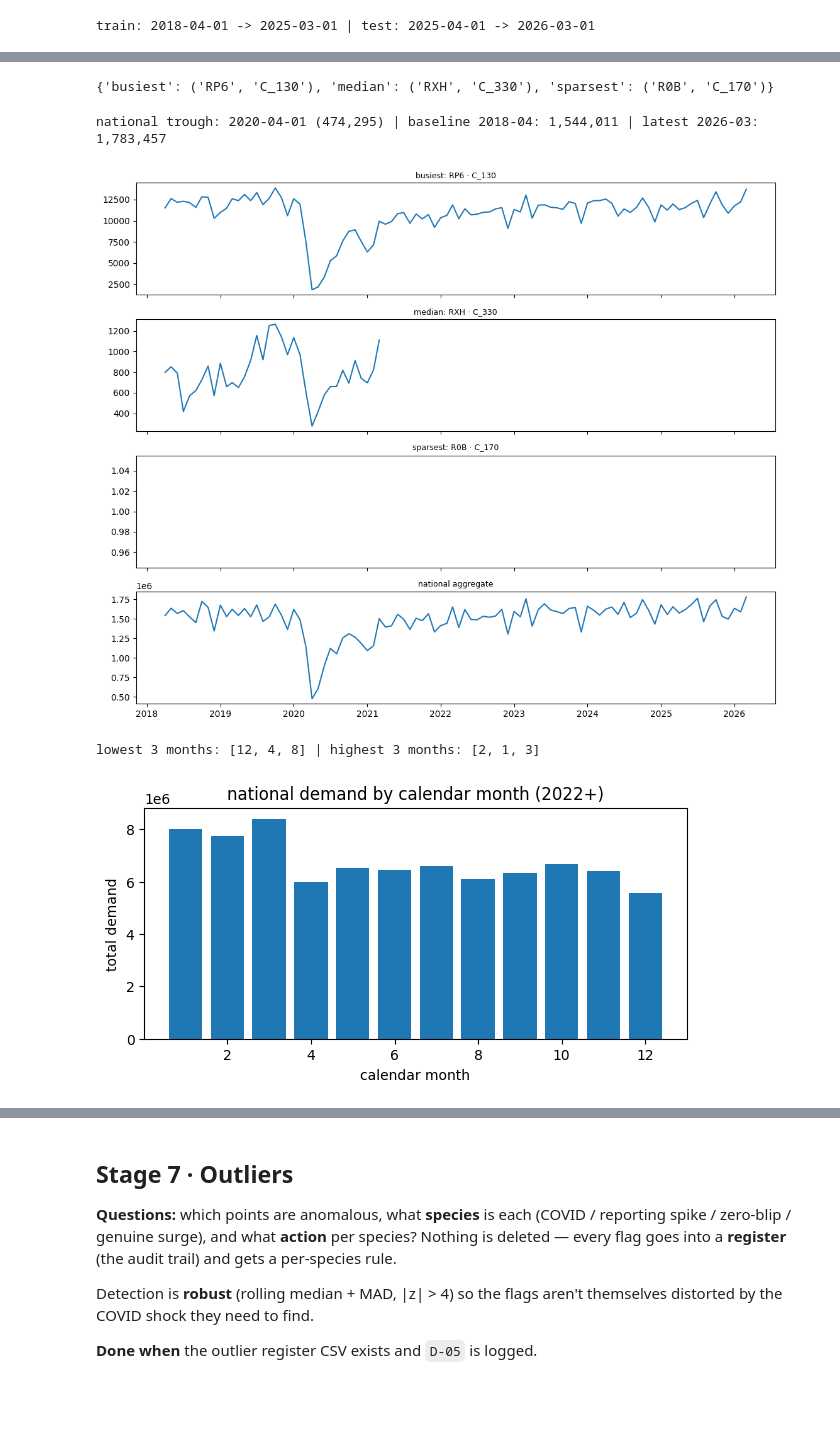
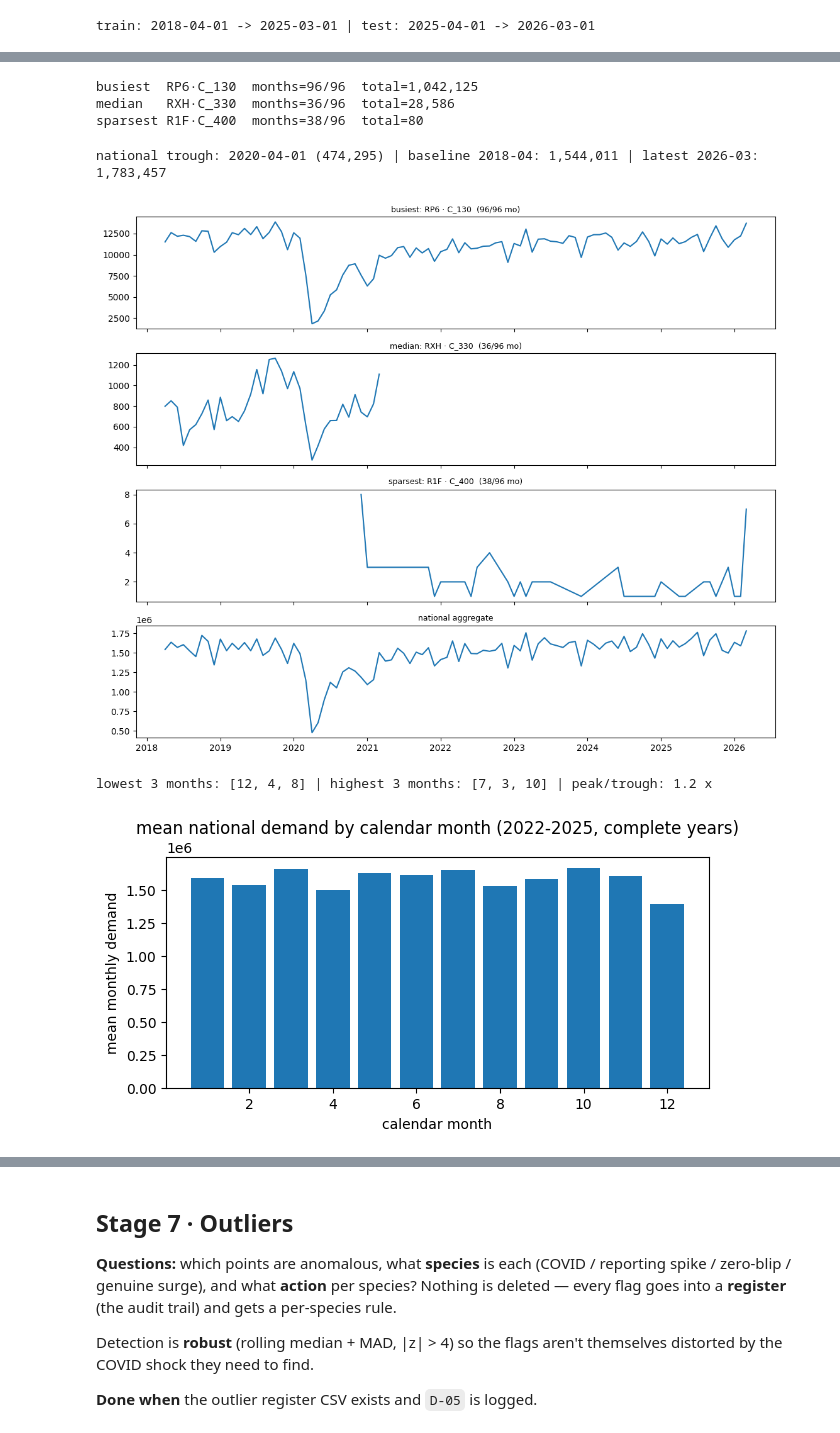
Before and after one commit to nileshsarkar-ai/fedOPD, a Jupyter notebook: src/eda/EDA.ipynb, the cells around one changed output, grey strips where cells are left out. Drawn from its saved outputs; the diff is of its cells as text; code cells hidden in the pictures; blank space fills up the shorter version.

```diff
--- a/src/eda/EDA.ipynb
+++ b/src/eda/EDA.ipynb
@@ -704,25 +791,31 @@ median / sparsest by total demand) *before* plotting — the cherry-picking defe
 # %%
-# Stage 6 · C1 — fix the sample BEFORE plotting: busiest / median / sparsest by total demand.
-#   Choosing the rule first (not after seeing the charts) is the anti-cherry-pick guard.
+# Stage 6 · C1 — fix the sample BEFORE plotting (anti-cherry-pick). Busiest & median by total
+#   demand; "sparsest" = a genuinely small but PLOTTABLE series (>= 36 months present, so it is a
+#   line and not a single dot on an auto-zoomed axis). Choosing the rule first is the guard.
 canon = pd.read_parquet(ROOT / "reports" / "tables" / "rtt_canonical.parquet")
 FIG = ROOT / "reports" / "figures"
 
 tot = canon.groupby(["branch", "dept"]).demand.sum().sort_values()
-keys = {"busiest": tot.index[-1],
-        "median":  tot.index[len(tot) // 2],
-        "sparsest": tot.index[0]}
-print(keys)
+mo  = canon.groupby(["branch", "dept"]).date.nunique()       # months present per series
+usable = tot.index[tot.index.isin(mo.index[mo >= 36])]       # >= 36 months -> not a single point
+keys = {"busiest":  tot.index[-1],
+        "median":   tot.index[len(tot) // 2],
+        "sparsest": usable[0]}                                # smallest total among usable series
+for name, (b, d) in keys.items():
+    print(f"{name:8s} {b}·{d}  months={int(mo[(b, d)])}/96  total={int(tot[(b, d)]):,}")
 # %% [output]
-{'busiest': ('RP6', 'C_130'), 'median': ('RXH', 'C_330'), 'sparsest': ('R0B', 'C_170')}
+busiest  RP6·C_130  months=96/96  total=1,042,125
+median   RXH·C_330  months=36/96  total=28,586
+sparsest R1F·C_400  months=38/96  total=80
 # %%
 # Stage 6 · C2 — the three pre-registered series + the national aggregate. Look for the
 #   2020-04 collapse in all of them, the recovery ramp, growth above baseline after ~2023,
-#   and whether the sparsest series is usable at all.
+#   and whether the sparsest series is usable at all (its months-present is in the title).
 fig, ax = plt.subplots(4, 1, figsize=(11, 9), sharex=True)
 for a, (name, (b, d)) in zip(ax, keys.items()):
     s = (canon[(canon.branch == b) & (canon.dept == d)]
          .set_index("date").demand.sort_index())
-    a.plot(s.index, s.values); a.set_title(f"{name}: {b} · {d}", fontsize=9)
+    a.plot(s.index, s.values); a.set_title(f"{name}: {b} · {d}  ({len(s)}/96 mo)", fontsize=9)
 nat = canon.groupby("date").demand.sum()
 ax[3].plot(nat.index, nat.values); ax[3].set_title("national aggregate", fontsize=9)
 fig.tight_layout(); fig.savefig(FIG / "06_sample_series.png", dpi=150)
@@ -732,20 +825,26 @@ print("national trough:", nat.idxmin().date(), f"({nat.min():,.0f})",
       "| latest 2026-03:", f"{nat.iloc[-1]:,.0f}")
 # %% [output]
 national trough: 2020-04-01 (474,295) | baseline 2018-04: 1,544,011 | latest 2026-03: 1,783,457
-[figure, old version]
+[figure, new version]
 # %%
-# Stage 6 · C3 — national demand by calendar month, on a clean post-COVID window (2022+),
-#   to expose the seasonal shape without the shock. Expect holiday-month dips.
-post = canon[canon.date >= "2022-01-01"]                     # clean window
-moy = post.groupby(post.date.dt.month).demand.sum()          # month-of-year totals
+# Stage 6 · C3 — calendar-month seasonality on a CLEAN, BALANCED window. Two traps avoided:
+#   (1) the COVID shock -> restrict to complete post-COVID years 2022-2025;
+#   (2) unequal month counts -> a 2022-01..2026-03 span has 5 of Jan/Feb/Mar but 4 of the rest, so
+#       SUMMING inflates them ~25% (5/4) and fabricates a "winter peak". We AVERAGE the monthly
+#       national totals (mean, not sum), over 4 complete years so every month is weighted equally.
+comp = canon[(canon.date >= "2022-01-01") & (canon.date <= "2025-12-01")]   # 4 complete years
+nat_m = comp.groupby("date").demand.sum()                    # national total per month
+moy = nat_m.groupby(nat_m.index.month).mean()                # MEAN across the 4 same-month values
 plt.figure(figsize=(7, 3)); plt.bar(moy.index, moy.values)
-plt.title("national demand by calendar month (2022+)")
-plt.xlabel("calendar month"); plt.ylabel("total demand")
+plt.title("mean national demand by calendar month (2022-2025, complete years)")
+plt.xlabel("calendar month"); plt.ylabel("mean monthly demand")
 plt.savefig(FIG / "06_month_of_year.png", dpi=150, bbox_inches="tight")
 
-print("lowest 3 months:", list(moy.sort_values().head(3).index),
-      "| highest 3 months:", list(moy.sort_values().tail(3).index))
+order = moy.sort_values()
+print("lowest 3 months:", list(order.head(3).index),
+      "| highest 3 months:", list(order.tail(3).index),
+      "| peak/trough:", round(moy.max() / moy.min(), 2), "x")
 # %% [output]
-lowest 3 months: [12, 4, 8] | highest 3 months: [2, 1, 3]
+lowest 3 months: [12, 4, 8] | highest 3 months: [7, 3, 10] | peak/trough: 1.2 x
-[figure, old version]
+[figure, new version]
 # %%
```
Also changed, not shown: parts of 21 cells of this notebook, 5 other files.
